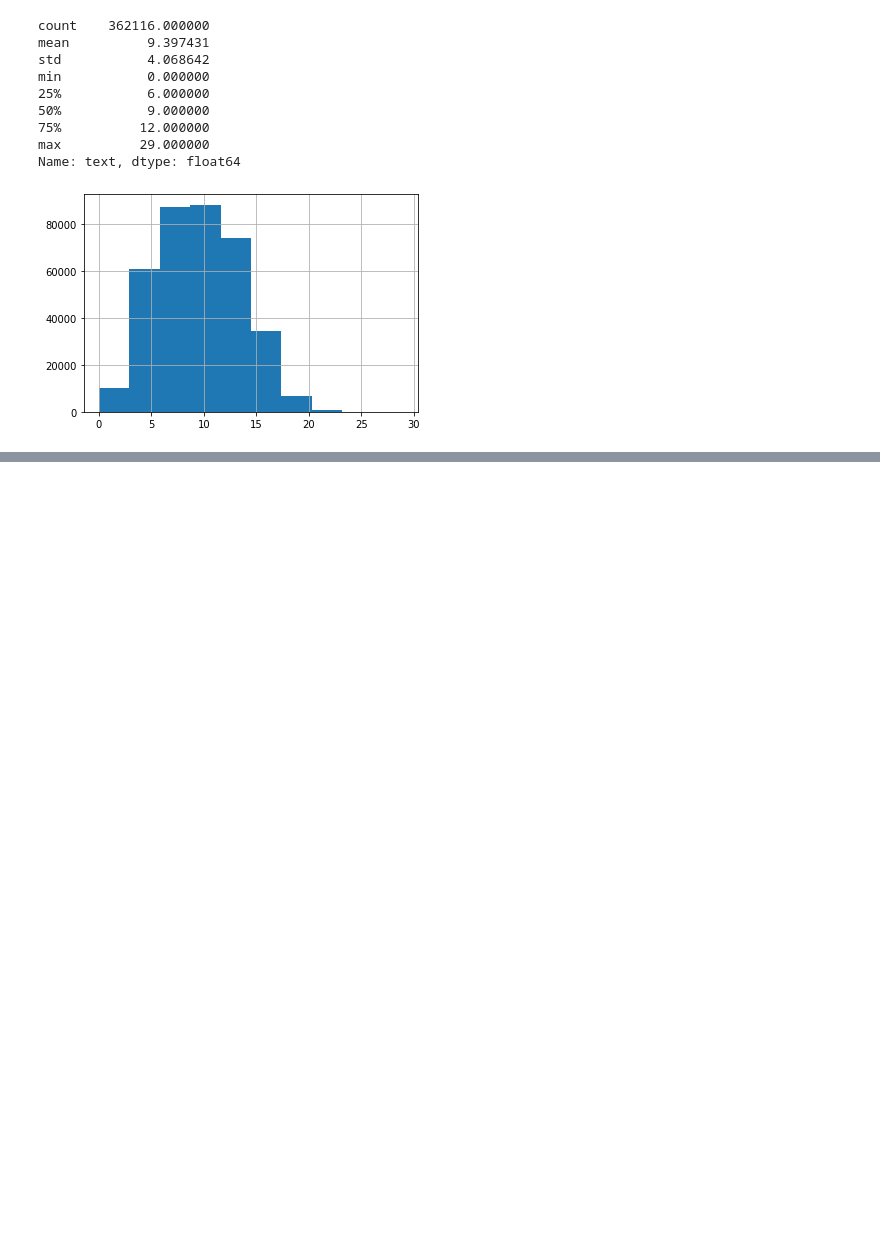
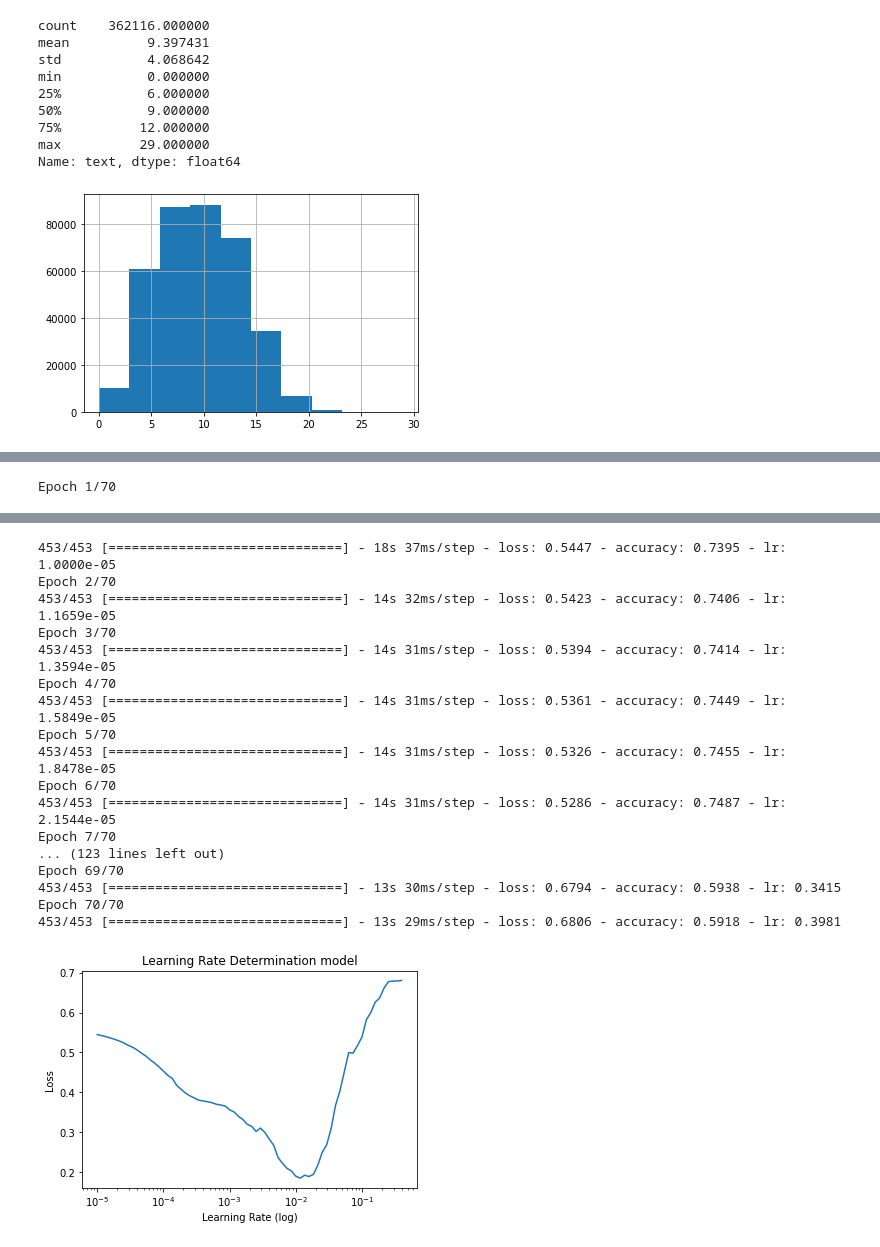
Before and after one commit to mkornfeld/negation_nlp, a Jupyter notebook: negation_nlp.ipynb, the cells around one changed output, grey strips where cells are left out. Drawn from its saved outputs; the diff is of its cells as text; code cells hidden in the pictures; blank space fills up the shorter version.

```diff
--- a/negation_nlp.ipynb
+++ b/negation_nlp.ipynb
@@ -298,0 +266,4 @@ KeyboardInterrupt:
+# %%
+determine_lr(model, "model", 1e-5)
+# %% [output]
+Epoch 1/70
@@ -299,3 +275,21 @@ KeyboardInterrupt:
+453/453 [==============================] - 18s 37ms/step - loss: 0.5447 - accuracy: 0.7395 - lr: 1.0000e-05
+Epoch 2/70
+453/453 [==============================] - 14s 32ms/step - loss: 0.5423 - accuracy: 0.7406 - lr: 1.1659e-05
+Epoch 3/70
+453/453 [==============================] - 14s 31ms/step - loss: 0.5394 - accuracy: 0.7414 - lr: 1.3594e-05
+Epoch 4/70
+453/453 [==============================] - 14s 31ms/step - loss: 0.5361 - accuracy: 0.7449 - lr: 1.5849e-05
+Epoch 5/70
+453/453 [==============================] - 14s 31ms/step - loss: 0.5326 - accuracy: 0.7455 - lr: 1.8478e-05
+Epoch 6/70
+453/453 [==============================] - 14s 31ms/step - loss: 0.5286 - accuracy: 0.7487 - lr: 2.1544e-05
+Epoch 7/70
+... (123 lines left out)
+Epoch 69/70
+453/453 [==============================] - 13s 30ms/step - loss: 0.6794 - accuracy: 0.5938 - lr: 0.3415
+Epoch 70/70
+453/453 [==============================] - 13s 29ms/step - loss: 0.6806 - accuracy: 0.5918 - lr: 0.3981
+[figure, added]
 # %%
 embedding_dim = 16
 model = tf.keras.Sequential([
```
Also changed, not shown: parts of 30 cells of this notebook.
